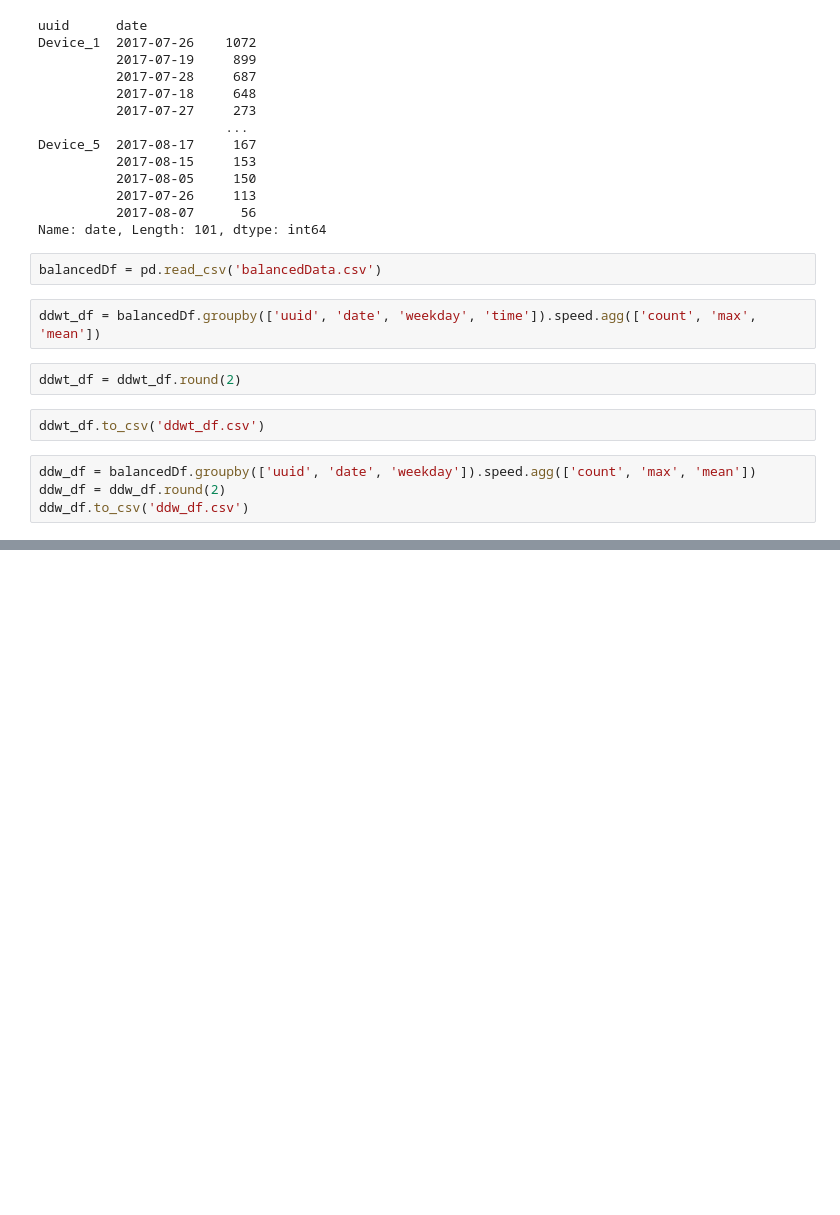
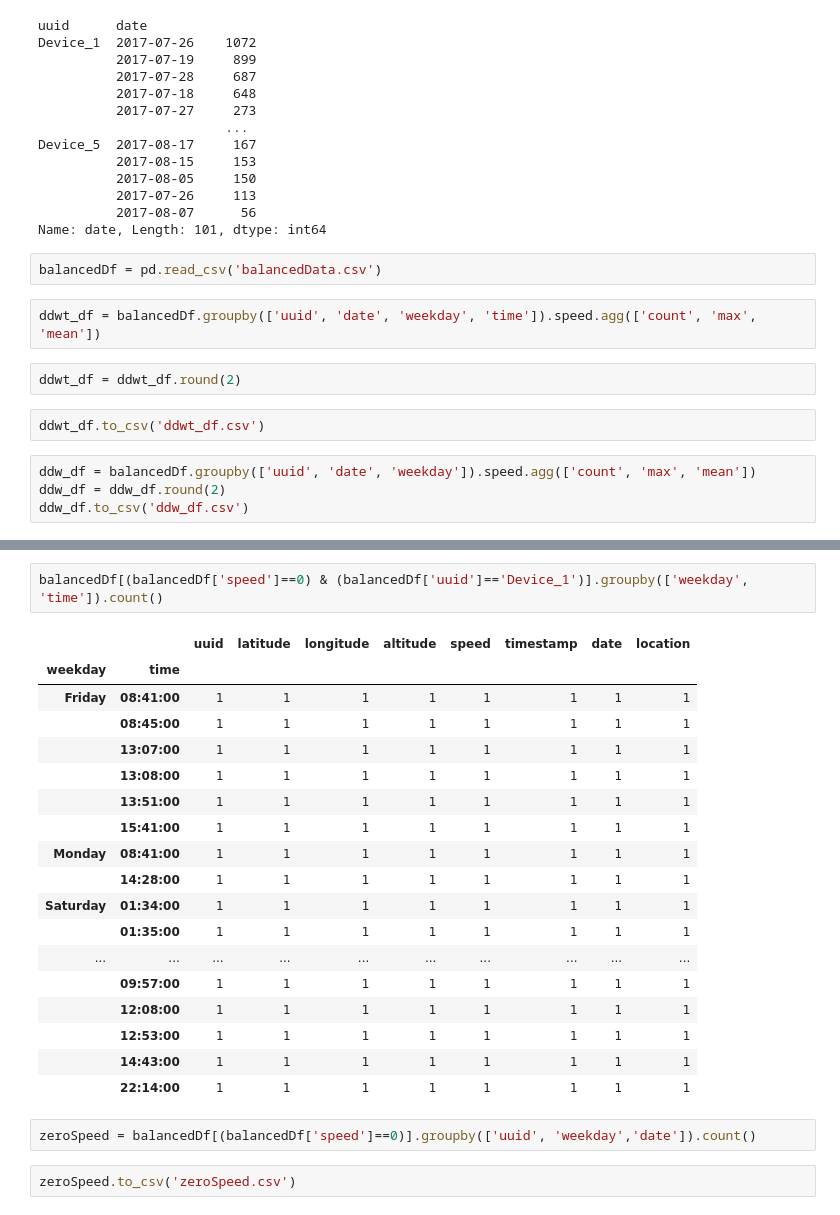
Before and after one commit to souravskr/datascience, a Jupyter notebook: Data/Data_Cleaning/dataCleaning.ipynb, the cells around one changed output, grey strips where cells are left out. Drawn from its saved outputs; the diff is of its cells as text; blank space fills up the shorter version.

```diff
--- a/Data/Data_Cleaning/dataCleaning.ipynb
+++ b/Data/Data_Cleaning/dataCleaning.ipynb
@@ -244,0 +277,25 @@ ddw_df.to_csv('ddw_df.csv')
+# %%
+balancedDf[(balancedDf['speed']==0) & (balancedDf['uuid']=='Device_1')].groupby(['weekday', 'time']).count()
+# %% [output]
+|  |  | uuid | latitude | longitude | altitude | speed | timestamp | date | location |
+| weekday | time |  |  |  |  |  |  |  |  |
+| Friday | 08:41:00 | 1 | 1 | 1 | 1 | 1 | 1 | 1 | 1 |
+|  | 08:45:00 | 1 | 1 | 1 | 1 | 1 | 1 | 1 | 1 |
+|  | 13:07:00 | 1 | 1 | 1 | 1 | 1 | 1 | 1 | 1 |
+|  | 13:08:00 | 1 | 1 | 1 | 1 | 1 | 1 | 1 | 1 |
+|  | 13:51:00 | 1 | 1 | 1 | 1 | 1 | 1 | 1 | 1 |
+|  | 15:41:00 | 1 | 1 | 1 | 1 | 1 | 1 | 1 | 1 |
+| Monday | 08:41:00 | 1 | 1 | 1 | 1 | 1 | 1 | 1 | 1 |
+|  | 14:28:00 | 1 | 1 | 1 | 1 | 1 | 1 | 1 | 1 |
+| Saturday | 01:34:00 | 1 | 1 | 1 | 1 | 1 | 1 | 1 | 1 |
+|  | 01:35:00 | 1 | 1 | 1 | 1 | 1 | 1 | 1 | 1 |
+| ... | ... | ... | ... | ... | ... | ... | ... | ... | ... |
+|  | 09:57:00 | 1 | 1 | 1 | 1 | 1 | 1 | 1 | 1 |
+|  | 12:08:00 | 1 | 1 | 1 | 1 | 1 | 1 | 1 | 1 |
+|  | 12:53:00 | 1 | 1 | 1 | 1 | 1 | 1 | 1 | 1 |
+|  | 14:43:00 | 1 | 1 | 1 | 1 | 1 | 1 | 1 | 1 |
+|  | 22:14:00 | 1 | 1 | 1 | 1 | 1 | 1 | 1 | 1 |
+# %%
+zeroSpeed = balancedDf[(balancedDf['speed']==0)].groupby(['uuid', 'weekday','date']).count()
+# %%
+zeroSpeed.to_csv('zeroSpeed.csv')
```
Also changed, not shown: parts of 6 cells of this notebook, 16 other files.
